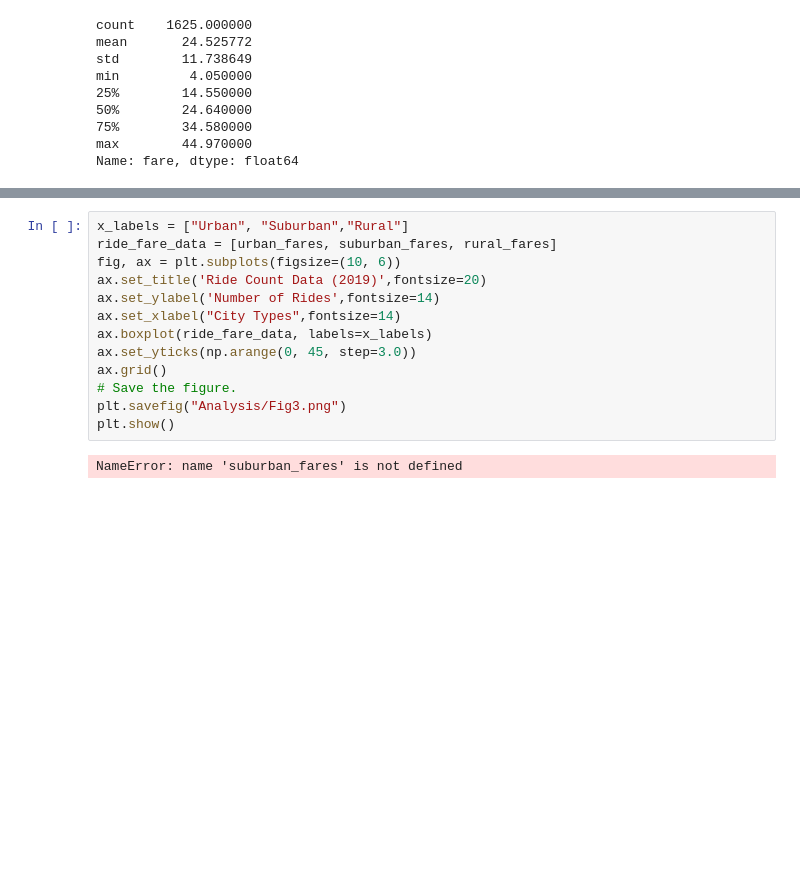
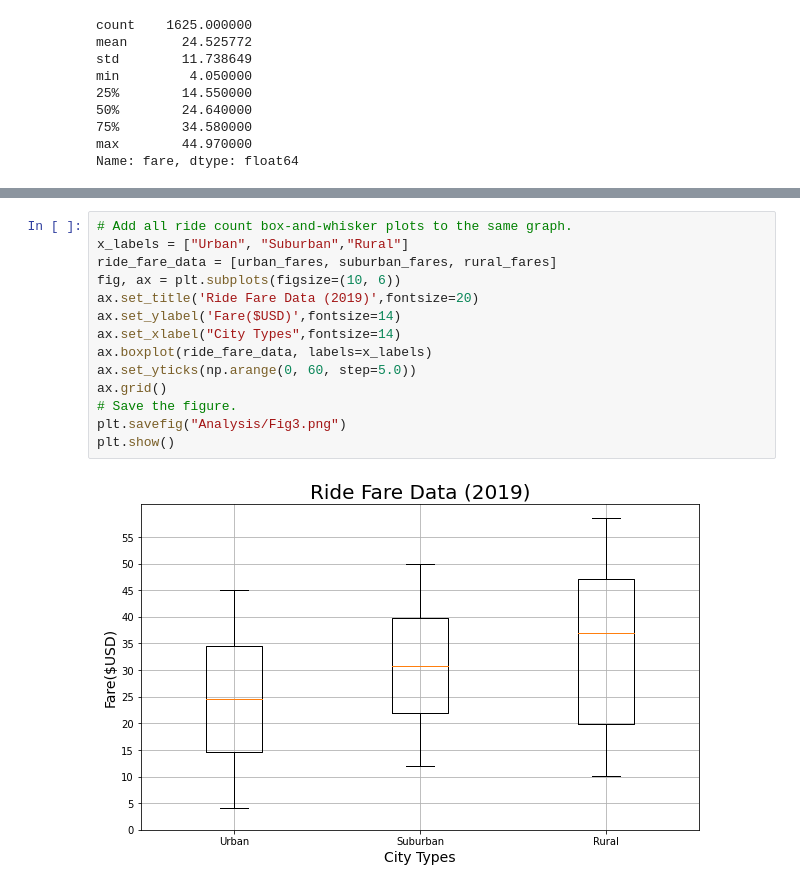
Before and after one commit to zanelouis/PyBer_Analysis, a Jupyter notebook: PyBer.ipynb, the cells around one changed output, grey strips where cells are left out. Drawn from its saved outputs; the diff is of its cells as text; blank space fills up the shorter version.

```diff
--- a/PyBer.ipynb
+++ b/PyBer.ipynb
@@ -484,15 +577,16 @@ Name: fare, dtype: float64
 # %%
+# Add all ride count box-and-whisker plots to the same graph.
 x_labels = ["Urban", "Suburban","Rural"]
 ride_fare_data = [urban_fares, suburban_fares, rural_fares]
 fig, ax = plt.subplots(figsize=(10, 6))
-ax.set_title('Ride Count Data (2019)',fontsize=20)
-ax.set_ylabel('Number of Rides',fontsize=14)
+ax.set_title('Ride Fare Data (2019)',fontsize=20)
+ax.set_ylabel('Fare($USD)',fontsize=14)
 ax.set_xlabel("City Types",fontsize=14)
 ax.boxplot(ride_fare_data, labels=x_labels)
-ax.set_yticks(np.arange(0, 45, step=3.0))
+ax.set_yticks(np.arange(0, 60, step=5.0))
 ax.grid()
 # Save the figure.
 plt.savefig("Analysis/Fig3.png")
 plt.show()
 # %% [output]
-NameError: name 'suburban_fares' is not defined
+[figure, added]
```
Also changed, not shown: parts of 11 cells of this notebook, 2 other files.
